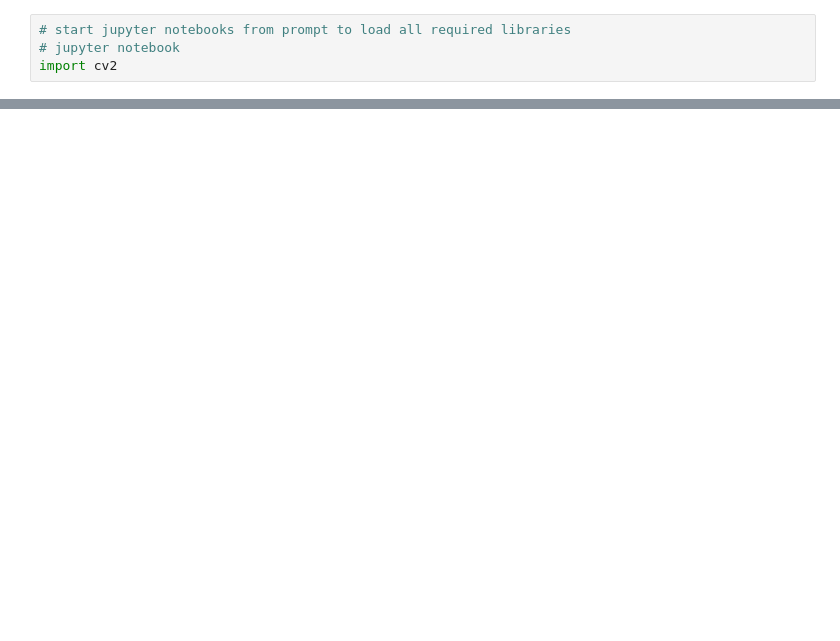
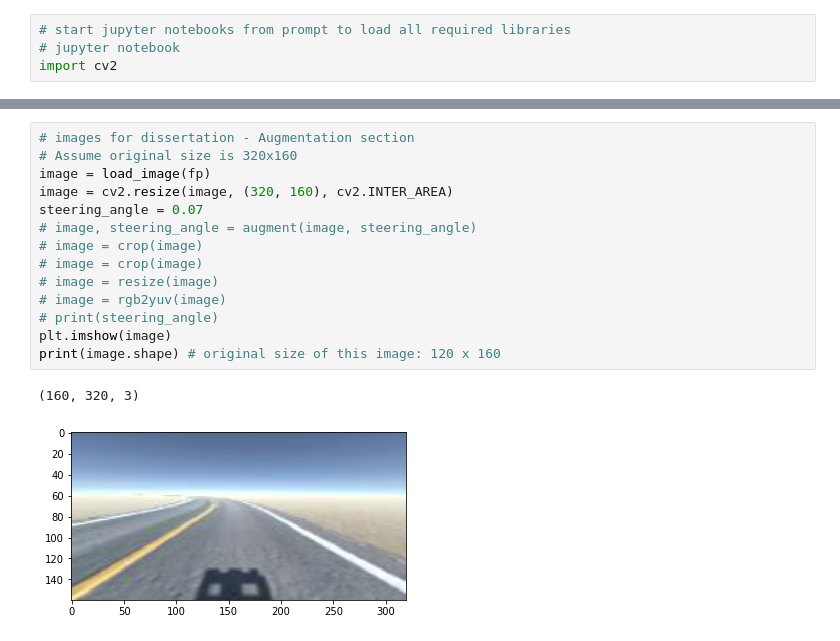
Before and after one commit to dsikar/sdsandbox, a Jupyter notebook: src/augment.ipynb, the cells around one changed output, grey strips where cells are left out. Cells and saved outputs as stored; diff of their text form; blank space fills up the shorter version.

```diff
--- a/src/augment.ipynb
+++ b/src/augment.ipynb
@@ -202,3 +211,20 @@ def batch_generator(data_dir, image_paths, steering_angles, batch_size, is_train
             if i == batch_size:
                 break
         yield images, steers
+# %%
+# images for dissertation - Augmentation section
+# Assume original size is 320x160
+image = load_image(fp)
+image = cv2.resize(image, (320, 160), cv2.INTER_AREA)
+steering_angle = 0.07
+# image, steering_angle = augment(image, steering_angle)
+# image = crop(image)
+# image = crop(image)
+# image = resize(image)
+# image = rgb2yuv(image)
+# print(steering_angle)
+plt.imshow(image)
+print(image.shape) # original size of this image: 120 x 160
+# %% [output]
+(160, 320, 3)
+[figure, added]
```
Also changed, not shown: parts of 11 cells of this notebook, 1 other file.
